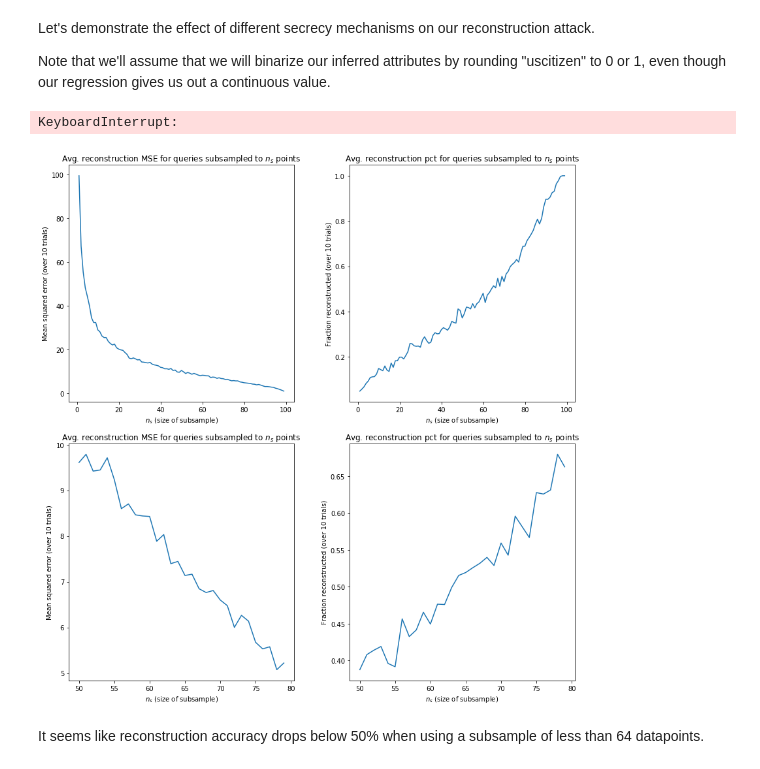
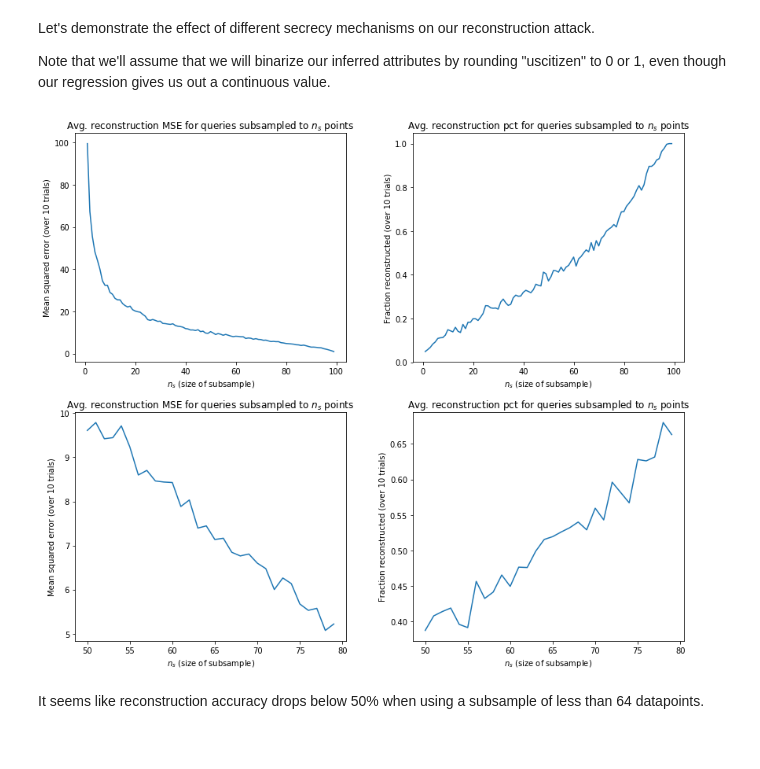
Before and after one commit to yo-shavit/cs208, a Jupyter notebook: homework/Homework 1.ipynb, the cells around one changed output. Drawn from its saved outputs; the diff is of its cells as text; code cells hidden in the pictures.

```diff
--- a/homework/Homework 1.ipynb
+++ b/homework/Homework 1.ipynb
@@ -3,8 +3,7 @@ import numpy as np
 import pandas as pd
 import matplotlib.pyplot as plt
 # %%
-df_original = pd.read_csv('../data/FultonPUMS5full.csv')
-df = df_original
+df = pd.read_csv('../data/FultonPUMS5full.csv')
 # %%
 df.sample(10)
 # %% [output]
@@ -83,17 +76,0 @@ unused: ['state', 'fips', 'sex', 'latino']
-# %%
-attributes = list(set(df.columns) - set(['puma', 'income', 'age']))
-print("Using attributes {}".format(attributes))
-for puma_index in df['puma'].unique():
-    df_subset = df[df['puma'] == puma_index]
-    attr_hash = np.apply_along_axis(
-        func1d=lambda vec: hash('_'.join(vec.astype('str').tolist())), # hash the items
-        axis=1, # in each row
-        arr=df_subset[attributes].values, # matrix of relevant values
-    )
-    _, unique_counts = np.unique(attr_hash, return_counts=True)
-    unique_individuals = unique_counts == 1
-    uniquely_identified_ratio = unique_individuals.shape[0]/df_subset.shape[0]
-    print("For PUMA block {},"
-          " uniquely identified {:0.1f}% of individuals from a sample size of {}".format(
-        puma_index, uniquely_identified_ratio*100, df_subset.shape[0]
-    ))
@@ -111,4 +77,5 @@ For PUMA block 1107, uniquely identified 27.6% of individuals from a sample size
 # %% [markdown]
 Problem 2
 # %%
-df = pd.read_csv('../data/FultonPUMS5sample100.csv')
+df_original = pd.read_csv('../data/FultonPUMS5sample100.csv')
+df = df_original
@@ -157,9 +110,6 @@ def query(n_subsamples=False, rounding_R=False, noise_sigma=False):
     if n_subsamples:
         s *= n/n_subsamples# scale back up
     return s, supposedly_included_inds
-# %%
-query_vector = [query() for _ in range(n)]
-answers, indices = zip(*query_vector)
 # %% [markdown]
 Now let's create the attack
 # %%
@@ -199,8 +149,6 @@ def run_reconstruction_experiment(varied_param, n_trials_per=10, value_range=np.
     return avg_mse, avg_pct_correct
 # %%
 avg_mse_subsampling, avg_pc_subsampling = run_reconstruction_experiment(varied_param="n_subsamples")
-# %% [output]
-KeyboardInterrupt:
 # %%
 avg_mse_subsampling_focused, avg_pc_subsampling_focused = run_reconstruction_experiment(
     varied_param="n_subsamples",
@@ -210,30 +158,30 @@ avg_mse_subsampling_focused, avg_pc_subsampling_focused = run_reconstruction_exp
 # %%
 original_range = np.arange(1, n)
 narrowed_range_subsampling = np.arange(50, 80)
-plt.subplots(2, 2, figsize=(12, 12))
+plt.subplots(2, 2, figsize=(12, 10))
 plt.subplot(2, 2, 1)
 plt.plot(original_range, avg_mse_subsampling)
 plt.title("Avg. reconstruction MSE for queries subsampled to $n_s$ points")
 plt.xlabel("$n_s$ (size of subsample)")
 plt.ylabel("Mean squared error (over 10 trials)")
 plt.subplot(2, 2, 2)
 plt.plot(original_range, avg_pc_subsampling)
 plt.title("Avg. reconstruction pct for queries subsampled to $n_s$ points")
 plt.xlabel("$n_s$ (size of subsample)")
 plt.ylabel("Fraction reconstructed (over 10 trials)")
 plt.subplot(2, 2, 3)
 plt.plot(narrowed_range_subsampling, avg_mse_subsampling_focused)
 plt.title("Avg. reconstruction MSE for queries subsampled to $n_s$ points")
 plt.xlabel("$n_s$ (size of subsample)")
 plt.ylabel("Mean squared error (over 10 trials)")
 plt.subplot(2, 2, 4)
 plt.plot(narrowed_range_subsampling, avg_pc_subsampling_focused)
 plt.title("Avg. reconstruction pct for queries subsampled to $n_s$ points")
 plt.xlabel("$n_s$ (size of subsample)")
 plt.ylabel("Fraction reconstructed (over 10 trials)")
 plt.tight_layout()
 # %% [output]
-[figure, old version]
+[figure, new version]
 # %% [markdown]
 It seems like reconstruction accuracy drops below 50% when using a subsample of less than 64 datapoints.
 # %%
```
Also changed, not shown: parts of 20 cells of this notebook.
